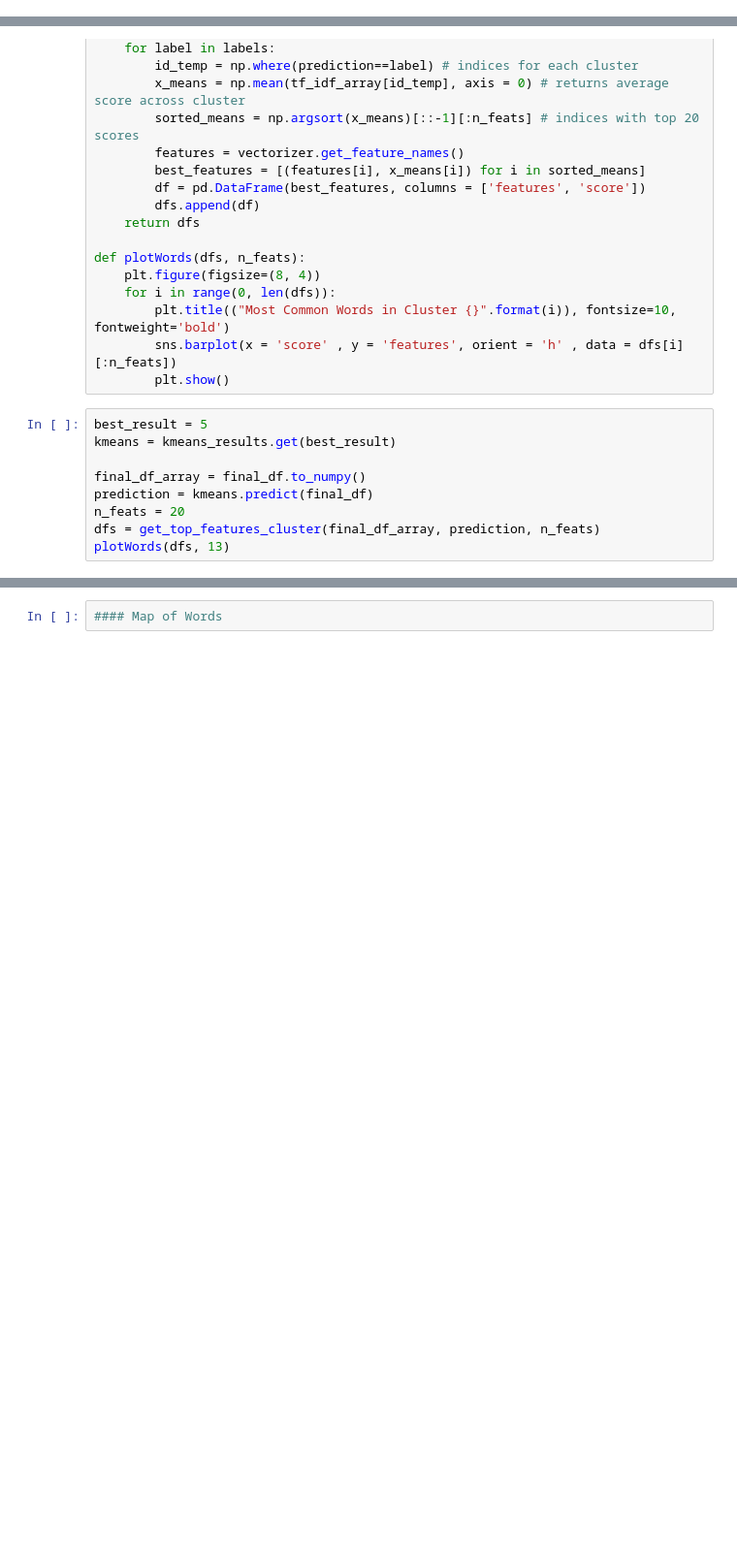
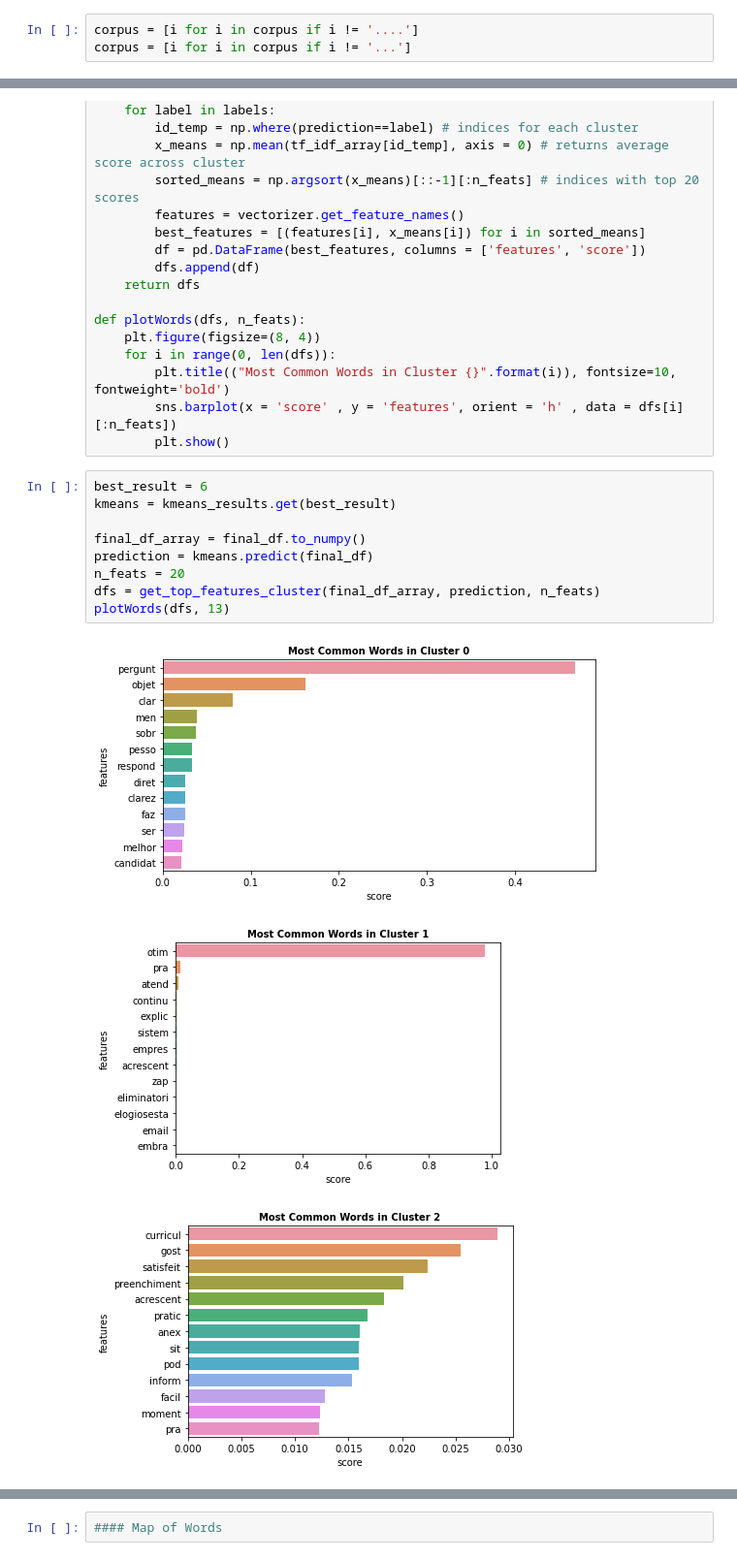
Before and after one commit to souza-david/portuguese-text-clustering-with-k-means, a Jupyter notebook: cluster_text.ipynb, the cells around one changed output, grey strips where cells are left out. Shown: that part at 97% size. Drawn from its saved outputs; the diff is of its cells as text; blank space fills up the shorter version.

```diff
--- a/cluster_text.ipynb
+++ b/cluster_text.ipynb
@@ -105,0 +210,3 @@ corpus[0:20]
+# %%
+corpus = [i for i in corpus if i != '....']
+corpus = [i for i in corpus if i != '...']
@@ -212,11 +359,15 @@ def plotWords(dfs, n_feats):
         sns.barplot(x = 'score' , y = 'features', orient = 'h' , data = dfs[i][:n_feats])
         plt.show()
 # %%
-best_result = 5
+best_result = 6
 kmeans = kmeans_results.get(best_result)
 
 final_df_array = final_df.to_numpy()
 prediction = kmeans.predict(final_df)
 n_feats = 20
 dfs = get_top_features_cluster(final_df_array, prediction, n_feats)
 plotWords(dfs, 13)
+# %% [output]
+[figure, added]
+[figure, added]
+[figure, added]
```
Also changed, not shown: parts of 12 cells of this notebook.
